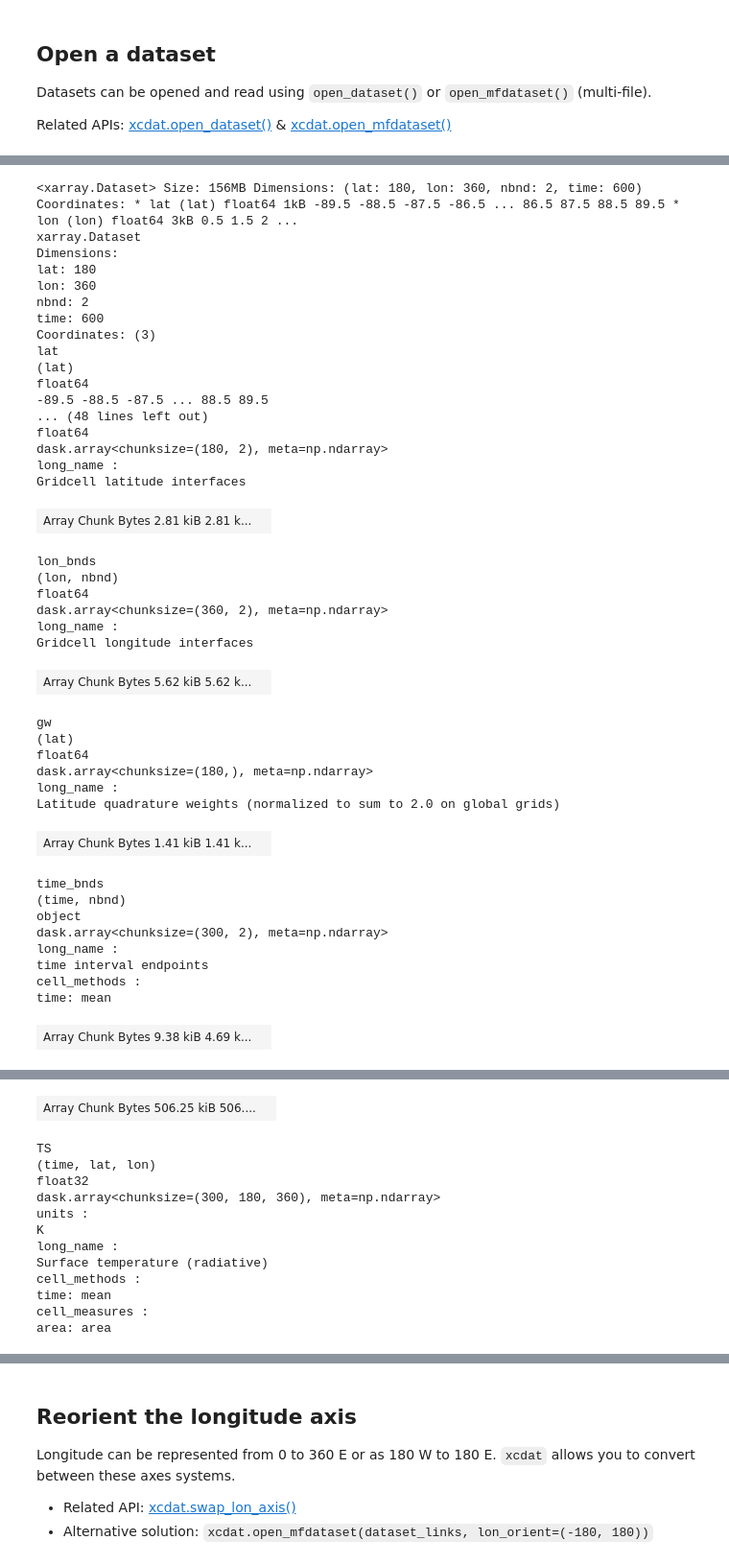
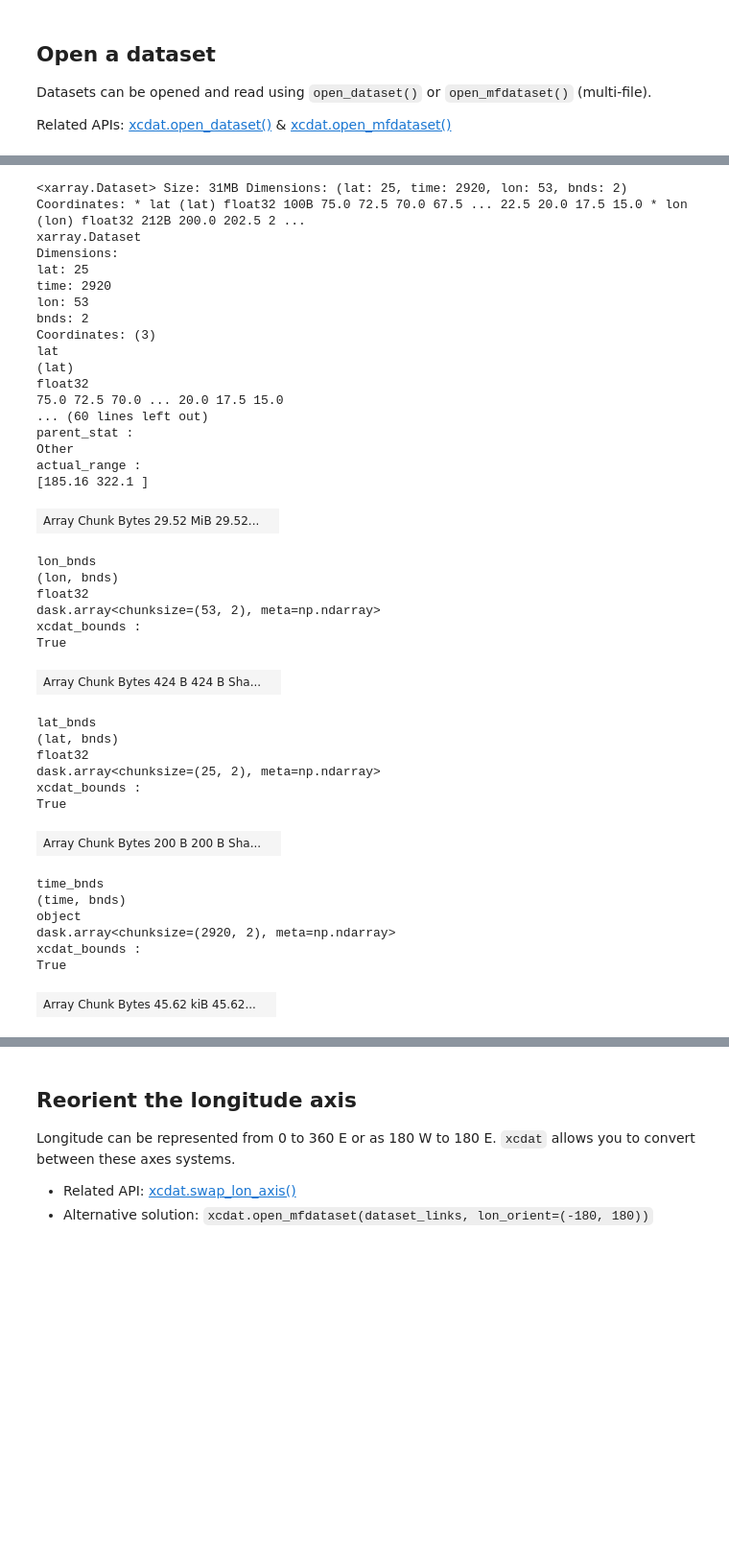
Before and after one commit to xCDAT/xcdat, a Jupyter notebook: docs/examples/general-utilities.ipynb, the cells around one changed output, grey strips where cells are left out. Shown at 96% size. Cells and saved outputs as stored; diff of their text form; code cells hidden in the pictures; blank space fills up the shorter version.

```diff
--- a/docs/examples/general-utilities.ipynb
+++ b/docs/examples/general-utilities.ipynb
@@ -47,48 +46,46 @@ dataset_links = [
 # %%
 # NOTE: Opening a multi-file dataset will result in data variables to be dask
 # arrays.
-ds = xc.open_mfdataset(dataset_links)
+ds = xc.open_mfdataset("air_temperature.nc")
 # print dataset
 ds
 # %% [output]
-<xarray.Dataset> Size: 156MB Dimensions: (lat: 180, lon: 360, nbnd: 2, time: 600) Coordinates: * lat (lat) float64 1kB -89.5 -88.5 -87.5 -86.5 ... 86.5 87.5 88.5 89.5 * lon (lon) float64 3kB 0.5 1.5 2 ...
+<xarray.Dataset> Size: 31MB Dimensions: (lat: 25, time: 2920, lon: 53, bnds: 2) Coordinates: * lat (lat) float32 100B 75.0 72.5 70.0 67.5 ... 22.5 20.0 17.5 15.0 * lon (lon) float32 212B 200.0 202.5 2 ...
 xarray.Dataset
 Dimensions:
-lat: 180
-lon: 360
-nbnd: 2
-time: 600
+lat: 25
+time: 2920
+lon: 53
+bnds: 2
 Coordinates: (3)
 lat
 (lat)
-float64
--89.5 -88.5 -87.5 ... 88.5 89.5
-... (48 lines left out)
-float64
-dask.array<chunksize=(180, 2), meta=np.ndarray>
-long_name :
-Gridcell latitude interfaces
+float32
+75.0 72.5 70.0 ... 20.0 17.5 15.0
+... (60 lines left out)
+parent_stat :
+Other
+actual_range :
+[185.16 322.1 ]
-| Array Chunk Bytes 2.81 kiB 2.81 k... |  |
+| Array Chunk Bytes 29.52 MiB 29.52... |  |
 lon_bnds
-(lon, nbnd)
-float64
-dask.array<chunksize=(360, 2), meta=np.ndarray>
-long_name :
-Gridcell longitude interfaces
+(lon, bnds)
+float32
+dask.array<chunksize=(53, 2), meta=np.ndarray>
+xcdat_bounds :
+True
-| Array Chunk Bytes 5.62 kiB 5.62 k... |  |
+| Array Chunk Bytes 424 B 424 B Sha... |  |
-gw
-(lat)
-float64
-dask.array<chunksize=(180,), meta=np.ndarray>
-long_name :
-Latitude quadrature weights (normalized to sum to 2.0 on global grids)
+lat_bnds
+(lat, bnds)
+float32
+dask.array<chunksize=(25, 2), meta=np.ndarray>
+xcdat_bounds :
+True
-| Array Chunk Bytes 1.41 kiB 1.41 k... |  |
+| Array Chunk Bytes 200 B 200 B Sha... |  |
 time_bnds
-(time, nbnd)
+(time, bnds)
 object
-dask.array<chunksize=(300, 2), meta=np.ndarray>
-long_name :
-time interval endpoints
-cell_methods :
-time: mean
+dask.array<chunksize=(2920, 2), meta=np.ndarray>
+xcdat_bounds :
+True
-| Array Chunk Bytes 9.38 kiB 4.69 k... |  |
+| Array Chunk Bytes 45.62 kiB 45.62... |  |
@@ -107,13 +108,0 @@ lat, lon: sum
-| Array Chunk Bytes 506.25 kiB 506.... |  |
-TS
-(time, lat, lon)
-float32
-dask.array<chunksize=(300, 180, 360), meta=np.ndarray>
-units :
-K
-long_name :
-Surface temperature (radiative)
-cell_methods :
-time: mean
-cell_measures :
-area: area
```
Also changed, not shown: parts of 17 cells of this notebook, 5 other files.
